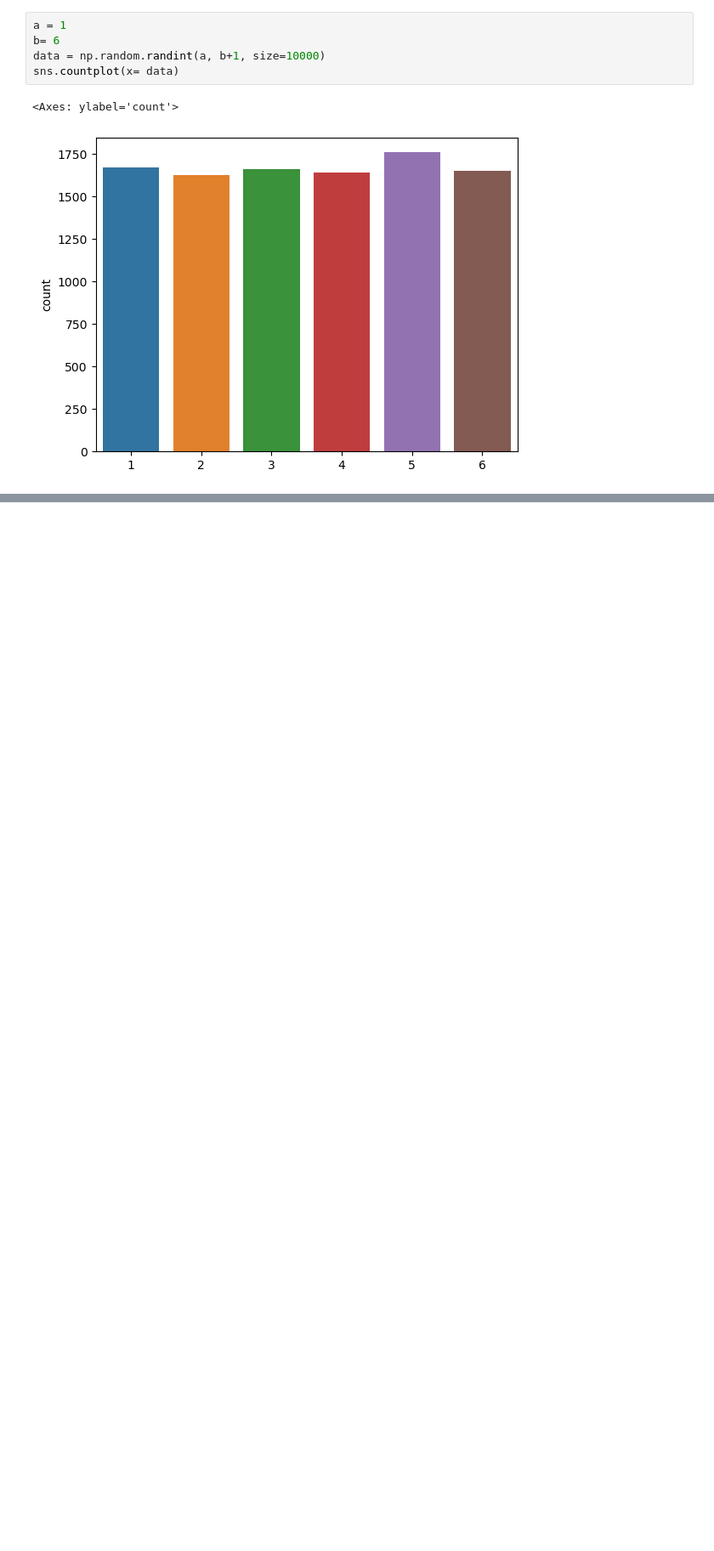
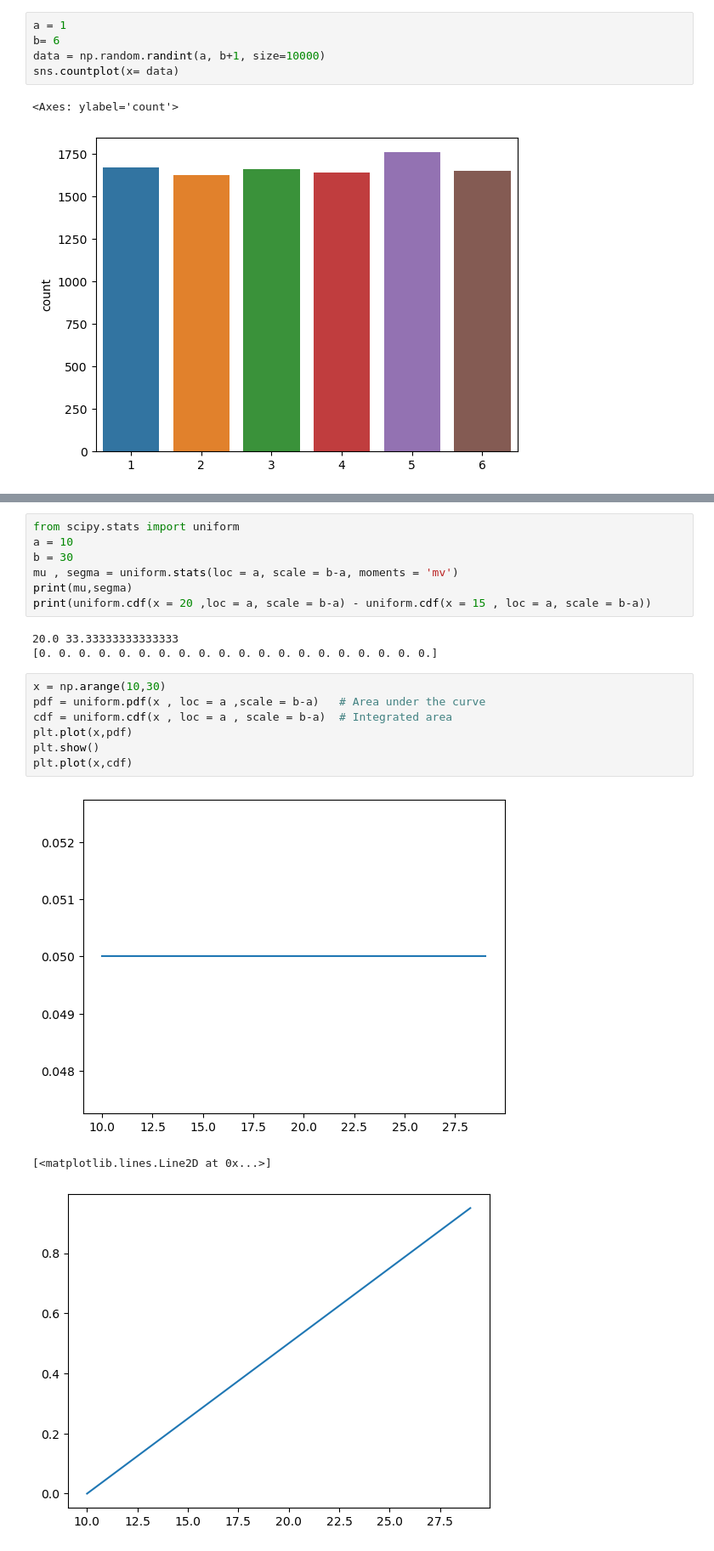
Before and after one commit to Abeermorshdy/Applied-Math, a Jupyter notebook: D4-stats.ipynb, the cells around one changed output, grey strips where cells are left out. Shown at 85% size. Saved outputs shown, nothing was run; the diff lists cells and outputs as text; blank space fills up the shorter version.

Commit message:
uniform distribution

```diff
--- a/D4-stats.ipynb
+++ b/D4-stats.ipynb
@@ -126,0 +131,21 @@ sns.countplot(x= data)
+# %%
+from scipy.stats import uniform
+a = 10
+b = 30
+mu , segma = uniform.stats(loc = a, scale = b-a, moments = 'mv')
+print(mu,segma)
+print(uniform.cdf(x = 20 ,loc = a, scale = b-a) - uniform.cdf(x = 15 , loc = a, scale = b-a))
+# %% [output]
+20.0 33.33333333333333
+[0. 0. 0. 0. 0. 0. 0. 0. 0. 0. 0. 0. 0. 0. 0. 0. 0. 0. 0. 0.]
+# %%
+x = np.arange(10,30)
+pdf = uniform.pdf(x , loc = a ,scale = b-a)   # Area under the curve
+cdf = uniform.cdf(x , loc = a , scale = b-a)  # Integrated area
+plt.plot(x,pdf)
+plt.show()
+plt.plot(x,cdf)
+# %% [output]
+[figure, added]
+[<matplotlib.lines.Line2D at 0x...>]
+[figure, added]
```
Also changed, not shown: parts of 5 cells of this notebook.
